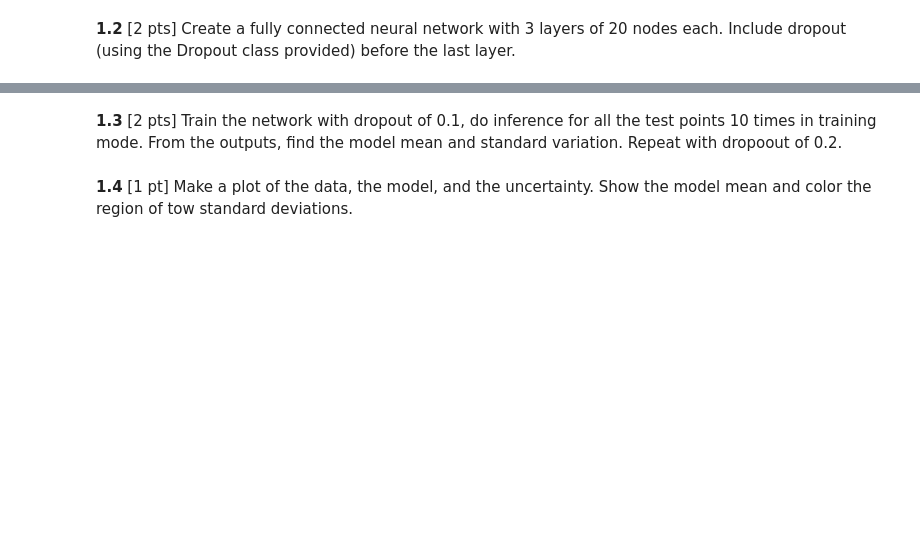
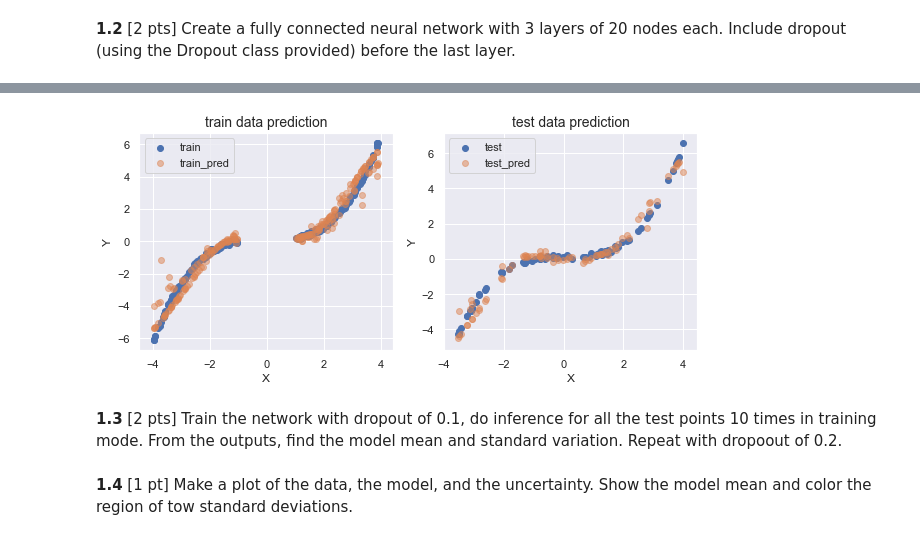
Before and after one commit to Ruby122/2020-CS109B, a Jupyter notebook: content/homeworks/hw07/cs109b_hw7_209.ipynb, the cells around one changed output, grey strips where cells are left out. Cells and saved outputs as stored; diff of their text form; code cells hidden in the pictures; blank space fills up the shorter version.

```diff
--- a/content/homeworks/hw07/cs109b_hw7_209.ipynb
+++ b/content/homeworks/hw07/cs109b_hw7_209.ipynb
@@ -168,0 +168,11 @@ class Dropout(layers.Dropout):
+# %%
+# create model
+# your code here
+model = Sequential()
+model.add(Dense(20, activation = 'relu', input_shape = (1,)))
+model.add(Dense(20, activation = 'relu'))
+model.add(Dense(20, activation = 'relu'))
+model.add(Dropout(0.1, training = True))
+model.add(Dense(1, activation = 'linear'))
+model.compile(loss = 'mse', optimizer = Adam(lr = 0.002))
+model.summary()
@@ -169,3 +198,8 @@ class Dropout(layers.Dropout):
 # %%
 # Fit the model
 # your code here
+model.fit(x = data_train[:, 0],
+          y = data_train[:, 1],
+          batch_size = 32,
+          validation_data = (data_test[:, 0], data_test[:, 1]),
+          epochs = 50)
@@ -172,3 +225,5 @@ class Dropout(layers.Dropout):
 # %%
 # evaluate the training and testing performance of your model
 # your code here
+train_pred = model.predict(data_train[:, 0]).flatten()
+test_pred = model.predict(data_test[:, 0]).flatten()
@@ -178,2 +230,33 @@ class Dropout(layers.Dropout):
+# %%
+# plot
+# your code here
+# sort data
+x_train_order = np.argsort(data_train[:, 0].flatten())
+x_test_order = np.argsort(data_test[:, 0].flatten())
+
+x_train = data_train[:, 0].flatten()[x_train_order]
+x_test = data_test[:, 0].flatten()[x_test_order]
+y_train = data_train[:, 1].flatten()[x_train_order]
+y_test = data_test[:, 1].flatten()[x_test_order]
+# plot
+plt.figure(figsize=(10,4))
+plt.subplot(121)
+plt.scatter(x_train, y_train, label = 'train')
+plt.scatter(x_train, train_pred[x_train_order], alpha = 0.5, label = 'train_pred')
+plt.xlabel('X')
+plt.ylabel('Y')
+plt.title('train data prediction', size = 14)
+plt.legend()
+
+plt.subplot(122)
+plt.scatter(x_test, y_test, label = 'test')
+plt.scatter(x_test, test_pred[x_test_order], alpha = 0.5, label = 'test_pred')
+plt.xlabel('X')
+plt.ylabel('Y')
+plt.title('test data prediction', size = 14)
+plt.legend()
+plt.show()
+# %% [output]
+[figure, added]
 # %% [markdown]
 **1.3** [2 pts] Train the network with dropout of 0.1, do inference for all the test points 10 times in training mode. From the outputs, find the model mean and standard variation. Repeat with dropoout of 0.2.
```
Also changed, not shown: parts of 24 cells of this notebook, 2 other files.
